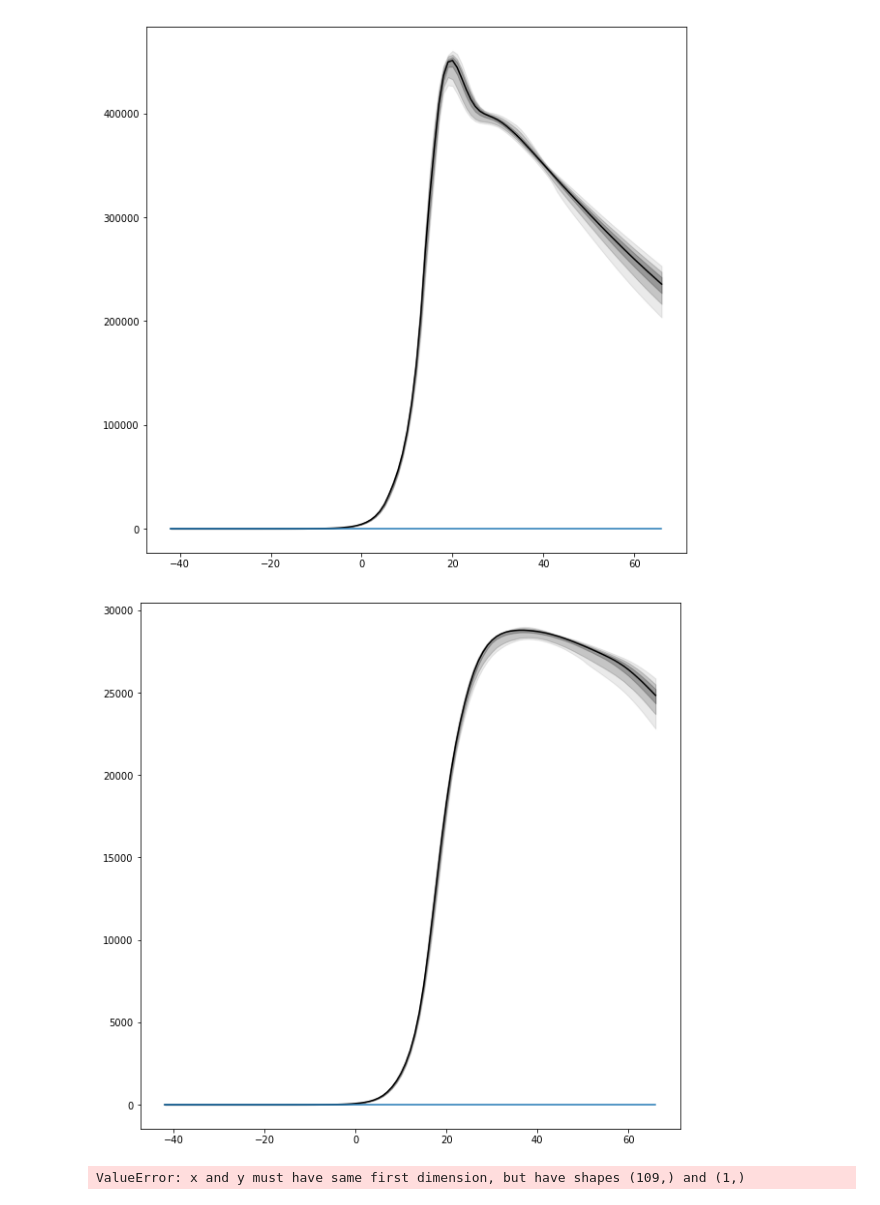
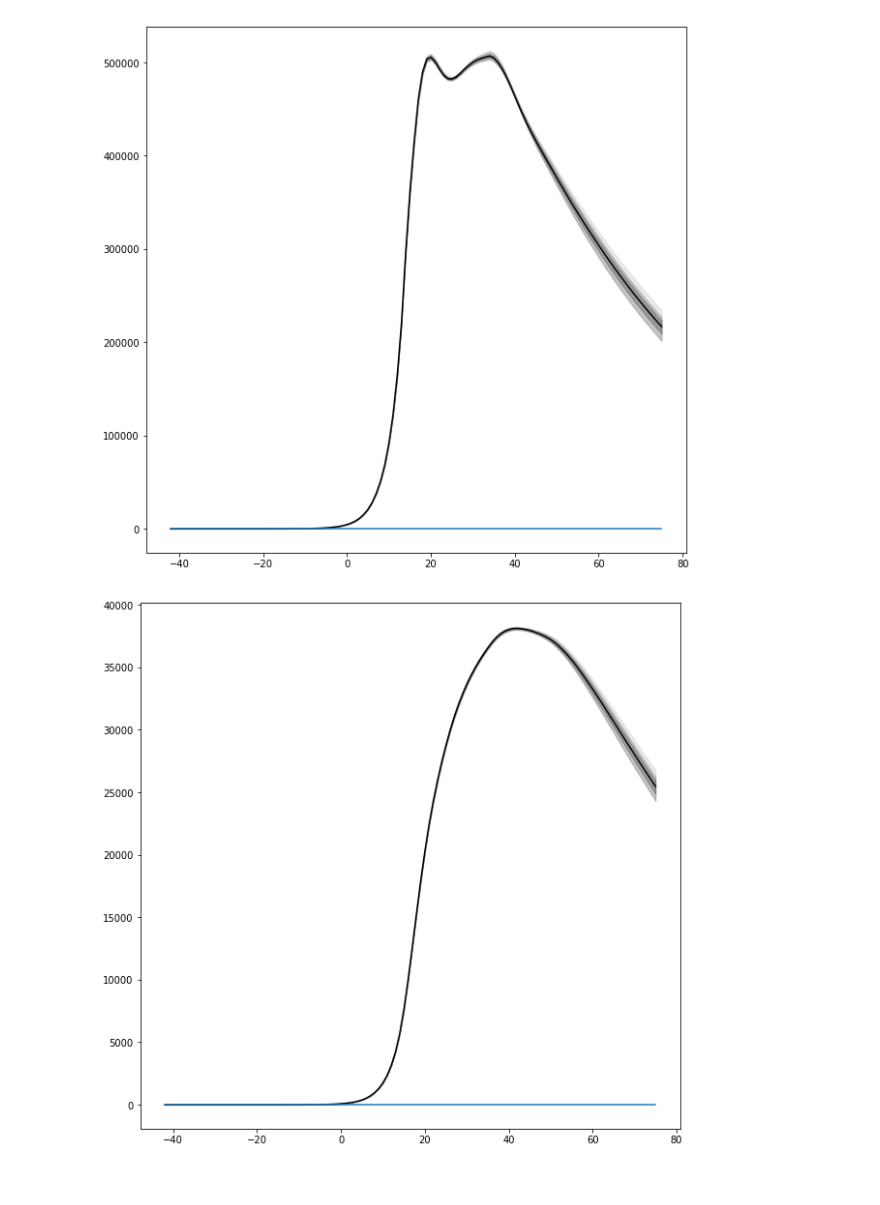
Before and after one commit to AndreasFinke/mcmc, a Jupyter notebook: notebooks/covid4.ipynb, the cells around one changed output. Saved outputs shown, nothing was run; the diff lists cells and outputs as text; code cells hidden in the pictures.

```diff
--- a/notebooks/covid4.ipynb
+++ b/notebooks/covid4.ipynb
@@ -282,0 +413,3 @@ plt.semilogy(-chain.getLoglikes())
+# %%
+chain.recordSamples = True
+chain.reevaluate(state, 0)
@@ -282,0 +461,2 @@ plt.semilogy(-chain.getLoglikes())
+# %%
+cm.run_chains(100000, 1000, 0.8)
@@ -282,0 +478,4 @@ plt.semilogy(-chain.getLoglikes())
+# %%
+for i in range(nChains):
+
+    print("first {} last {}".format(cm.get_chain(i).get_samples("delay")[0],cm.get_chain(i).get_samples("delay")[-1]))
@@ -425,29 +585,40 @@ plt.show()
 # %%
 def myplot(name):
 
     plt.figure(figsize=(10,10))
-    y = np.median(chain.getSamples(name)[:,:],0)
-    lower1 = np.percentile(chain.getSamples(name)[:,:], (100-68.27)/2, axis=0)
-    lower2 = np.percentile(chain.getSamples(name)[:,:], (100-95.45)/2, axis=0)
-    lower3 = np.percentile(chain.getSamples(name)[:,:], (100-99.73)/2, axis=0)
-    upper1 = np.percentile(chain.getSamples(name)[:,:], 100-(100-68.27)/2, axis=0)
-    upper2 = np.percentile(chain.getSamples(name)[:,:], 100-(100-95.45)/2, axis=0)
-    upper3 = np.percentile(chain.getSamples(name)[:,:], 100-(100-99.73)/2, axis=0)
+
+    samples = cm.get_chain(0).get_samples(name)[:,:]
+
+    for i in np.arange(1, nChains):
+        samples = np.vstack((samples, cm.get_chain(i).get_samples(name)[:,:]))
+
+
+    y = np.median(samples,0)
+    lower1 = np.percentile(samples, (100-68.27)/2, axis=0)
+    lower2 = np.percentile(samples, (100-95.45)/2, axis=0)
+    lower3 = np.percentile(samples, (100-99.73)/2, axis=0)
+    upper1 = np.percentile(samples, 100-(100-68.27)/2, axis=0)
+    upper2 = np.percentile(samples, 100-(100-95.45)/2, axis=0)
+    upper3 = np.percentile(samples, 100-(100-99.73)/2, axis=0)
+
+    time_all = np.arange(deaths_past.size+nPredictDays)-maxdelay
+
+
     plt.plot(time_all, y, 'k')
     fc = '#333333'
     ec = fc # '#000000'
+
     plt.plot(time_all,np.ones(time_all.shape))
     plt.fill_between(time_all, lower1, upper1, alpha=0.3, facecolor=fc, edgecolor=ec, antialiased=True)
     plt.fill_between(time_all, lower2, upper2, alpha=0.2, facecolor=fc, edgecolor=ec, antialiased=True)
     plt.fill_between(time_all, lower3, upper3, alpha=0.1, facecolor=fc, edgecolor=ec, antialiased=True)
     plt.show()
 
 myplot("mild")
 myplot("serious")
 myplot("R")
 myplot("dead")
 myplot("recovered")
 # %% [output]
-[figure, old version]
+[figure, new version]
-[figure, old version]
+[figure, new version]
-ValueError: x and y must have same first dimension, but have shapes (109,) and (1,)
```
Also changed, not shown: parts of 19 cells of this notebook, 1 other file.
